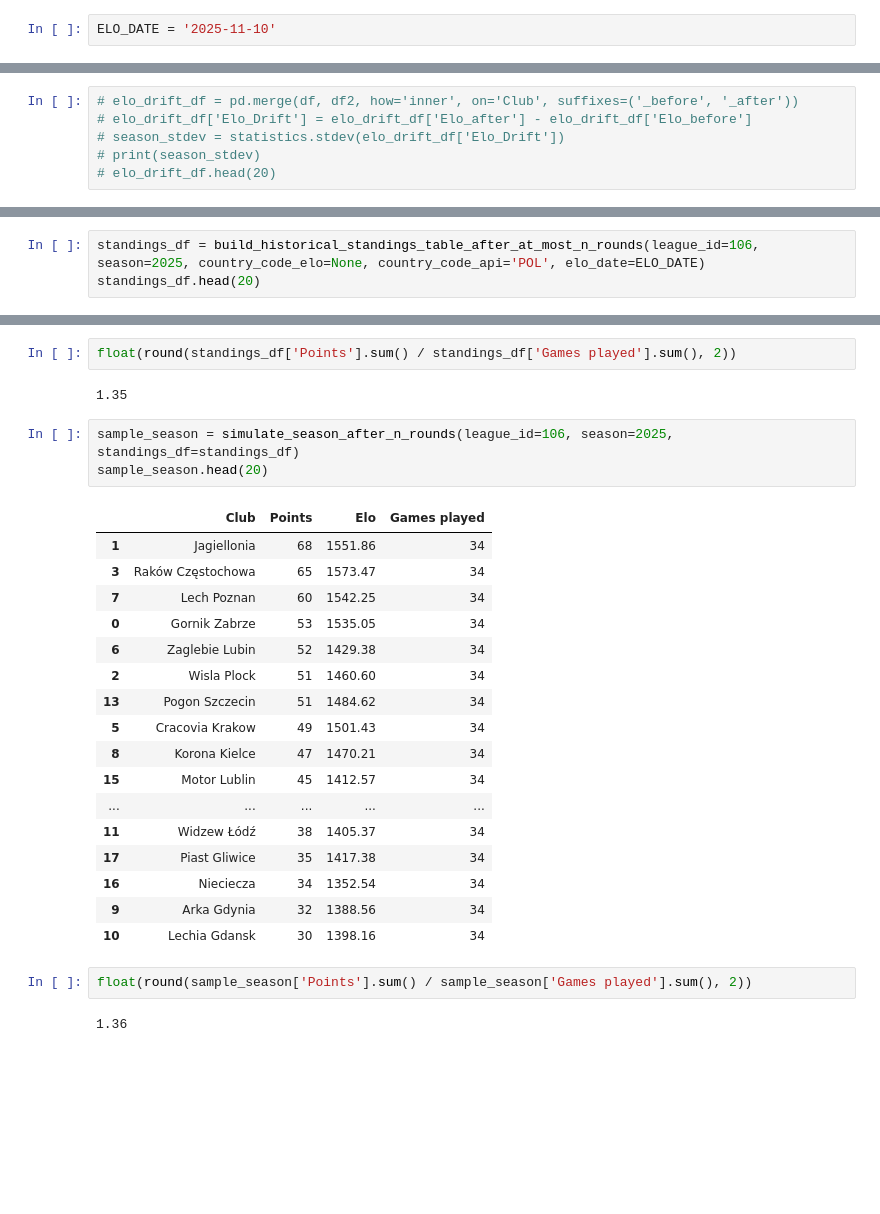
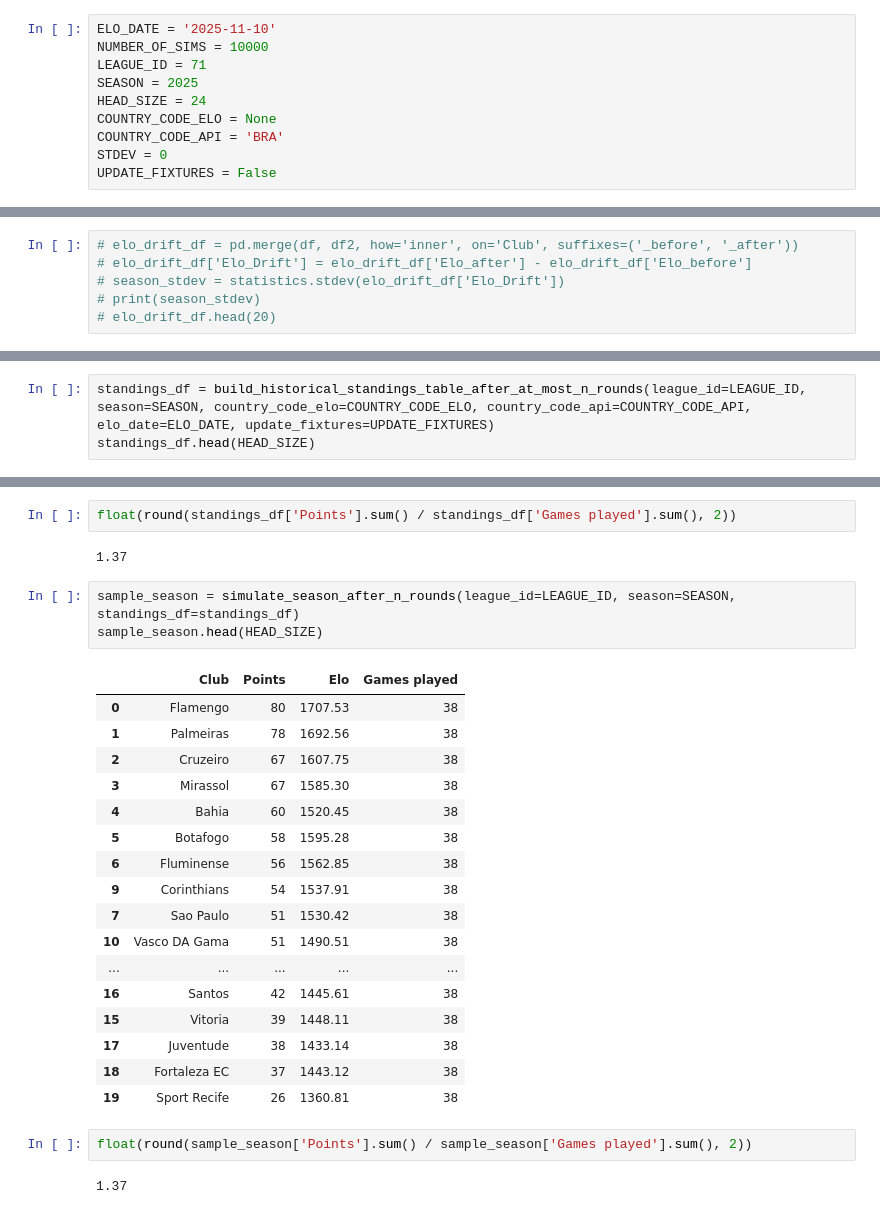
Before and after one commit to Michal-Zablocki/outrights-pred, a Jupyter notebook: working_version.ipynb, the cells around one changed output, grey strips where cells are left out. Drawn from its saved outputs; the diff is of its cells as text; blank space fills up the shorter version.

```diff
--- a/working_version.ipynb
+++ b/working_version.ipynb
@@ -13,3 +13,11 @@ from helpers import *
 from regression import *
 # %%
 ELO_DATE = '2025-11-10'
+NUMBER_OF_SIMS = 10000
+LEAGUE_ID = 71
+SEASON = 2025
+HEAD_SIZE = 24
+COUNTRY_CODE_ELO = None
+COUNTRY_CODE_API = 'BRA'
+STDEV = 0
+UPDATE_FIXTURES = False
@@ -61,4 +84,4 @@ dtype: object
 # %%
-standings_df = build_historical_standings_table_after_at_most_n_rounds(league_id=106, season=2025, country_code_elo=None, country_code_api='POL', elo_date=ELO_DATE)
-standings_df.head(20)
+standings_df = build_historical_standings_table_after_at_most_n_rounds(league_id=LEAGUE_ID, season=SEASON, country_code_elo=COUNTRY_CODE_ELO, country_code_api=COUNTRY_CODE_API, elo_date=ELO_DATE, update_fixtures=UPDATE_FIXTURES)
+standings_df.head(HEAD_SIZE)
 # %% [output]
@@ -120,30 +126,30 @@ standings_df.head(20)
 # %%
 float(round(standings_df['Points'].sum() / standings_df['Games played'].sum(), 2))
 # %% [output]
-1.35
+1.37
 # %%
-sample_season = simulate_season_after_n_rounds(league_id=106, season=2025, standings_df=standings_df)
-sample_season.head(20)
+sample_season = simulate_season_after_n_rounds(league_id=LEAGUE_ID, season=SEASON, standings_df=standings_df)
+sample_season.head(HEAD_SIZE)
 # %% [output]
 |  | Club | Points | Elo | Games played |
-| 1 | Jagiellonia | 68 | 1551.86 | 34 |
-| 3 | Raków Częstochowa | 65 | 1573.47 | 34 |
-| 7 | Lech Poznan | 60 | 1542.25 | 34 |
-| 0 | Gornik Zabrze | 53 | 1535.05 | 34 |
-| 6 | Zaglebie Lubin | 52 | 1429.38 | 34 |
-| 2 | Wisla Plock | 51 | 1460.60 | 34 |
-| 13 | Pogon Szczecin | 51 | 1484.62 | 34 |
-| 5 | Cracovia Krakow | 49 | 1501.43 | 34 |
-| 8 | Korona Kielce | 47 | 1470.21 | 34 |
-| 15 | Motor Lublin | 45 | 1412.57 | 34 |
+| 0 | Flamengo | 80 | 1707.53 | 38 |
+| 1 | Palmeiras | 78 | 1692.56 | 38 |
+| 2 | Cruzeiro | 67 | 1607.75 | 38 |
+| 3 | Mirassol | 67 | 1585.30 | 38 |
+| 4 | Bahia | 60 | 1520.45 | 38 |
+| 5 | Botafogo | 58 | 1595.28 | 38 |
+| 6 | Fluminense | 56 | 1562.85 | 38 |
+| 9 | Corinthians | 54 | 1537.91 | 38 |
+| 7 | Sao Paulo | 51 | 1530.42 | 38 |
+| 10 | Vasco DA Gama | 51 | 1490.51 | 38 |
 | ... | ... | ... | ... | ... |
-| 11 | Widzew Łódź | 38 | 1405.37 | 34 |
-| 17 | Piast Gliwice | 35 | 1417.38 | 34 |
-| 16 | Nieciecza | 34 | 1352.54 | 34 |
-| 9 | Arka Gdynia | 32 | 1388.56 | 34 |
-| 10 | Lechia Gdansk | 30 | 1398.16 | 34 |
+| 16 | Santos | 42 | 1445.61 | 38 |
+| 15 | Vitoria | 39 | 1448.11 | 38 |
+| 17 | Juventude | 38 | 1433.14 | 38 |
+| 18 | Fortaleza EC | 37 | 1443.12 | 38 |
+| 19 | Sport Recife | 26 | 1360.81 | 38 |
 # %%
 float(round(sample_season['Points'].sum() / sample_season['Games played'].sum(), 2))
 # %% [output]
-1.36
+1.37
 # %%
```
Also changed, not shown: parts of 11 cells of this notebook, 8 other files.
